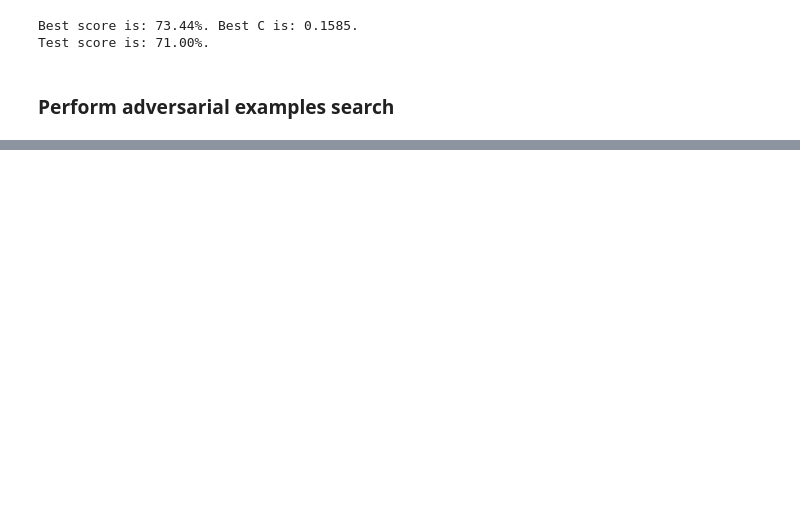
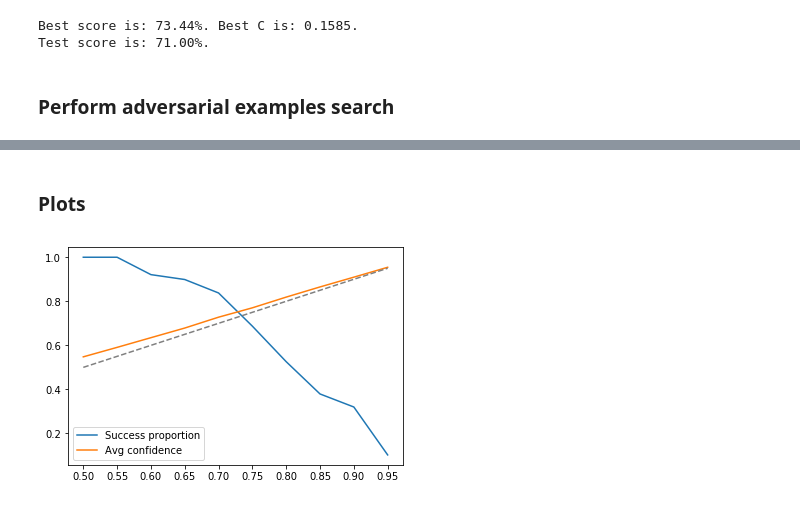
Before and after one commit to spring-epfl/trickster, a Jupyter notebook: notebooks/credit_adversarial.ipynb, the cells around one changed output, grey strips where cells are left out. Drawn from its saved outputs; the diff is of its cells as text; code cells hidden in the pictures; blank space fills up the shorter version.

```diff
--- a/notebooks/credit_adversarial.ipynb
+++ b/notebooks/credit_adversarial.ipynb
@@ -99,4 +110,15 @@ print('Test score is: {:.2f}%.'.format(clf.score(X_test, y_test)*100))
 # %% [markdown]
 ### Perform adversarial examples search
+# %%
+@with_default_context(use_empty_init=True)
+class Counter:
+    def __init__(self):
+        self.cnt = 0
+
+    def increment(self):
+        self.cnt += 1
+
+    def count(self):
+        return self.cnt
 # %%
 class Node:
@@ -228,0 +252,6 @@ for x in X_test:
+# %%
+levels = np.linspace(0.50, 0.95, 10)
+# %%
+results_graph_1 = []
+for level in tqdm_notebook(levels):
+    results_graph_1.append(find_adv_examples_for_level(X, level))
@@ -228,0 +272,18 @@ for x in X_test:
+# %% [markdown]
+### Plots
+# %%
+def plot_confidence(results):
+    success_prop = [result['found'].mean() for result in results]
+    avg_confidence = [result['confidence'].mean() for result in results]
+
+    fig, ax = plt.subplots()
+    ax.set_xticks(levels)
+    ax.plot(levels, success_prop, label='Success proportion')
+    ax.plot(levels, avg_confidence, label='Avg confidence')
+    ax.plot(levels, levels, linestyle='dashed', color='gray')
+    plt.legend()
+    plt.show()
+# %%
+plot_confidence(results_graph_1)
+# %% [output]
+[figure, added]
```
Also changed, not shown: parts of 14 cells of this notebook, 1 other file.
